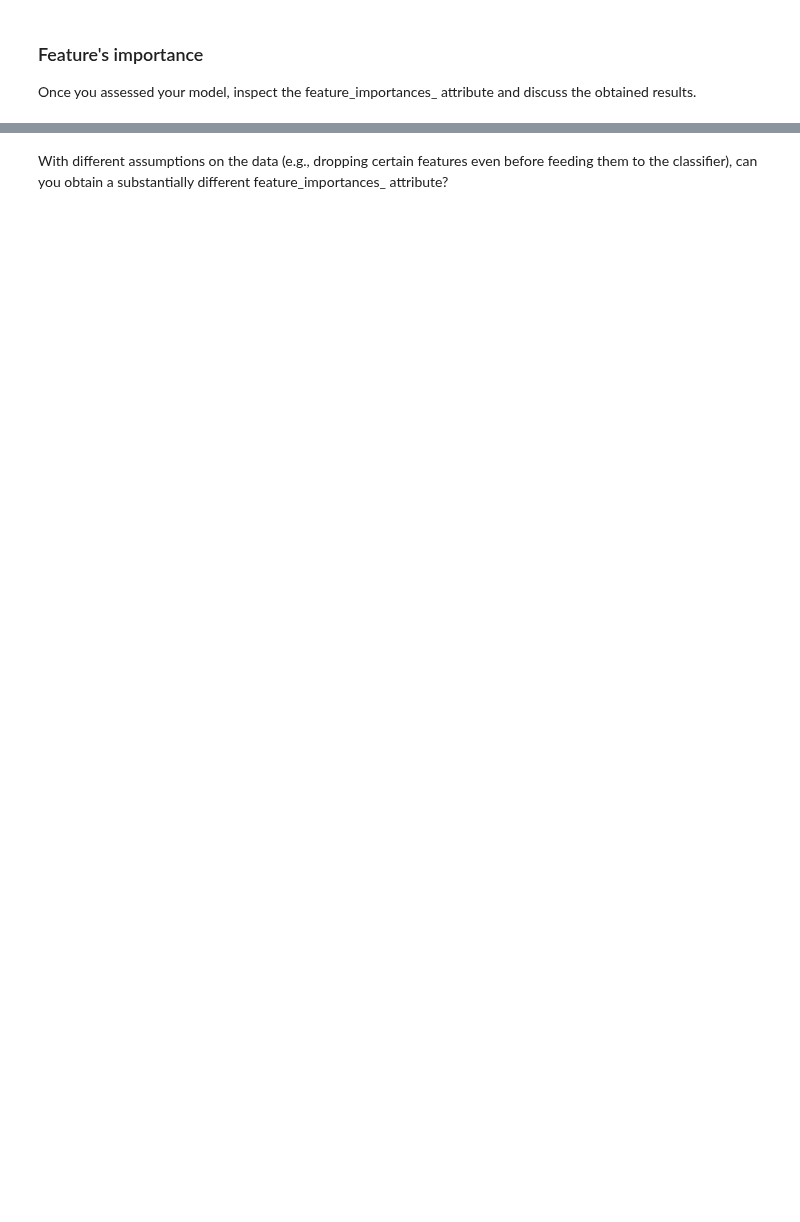
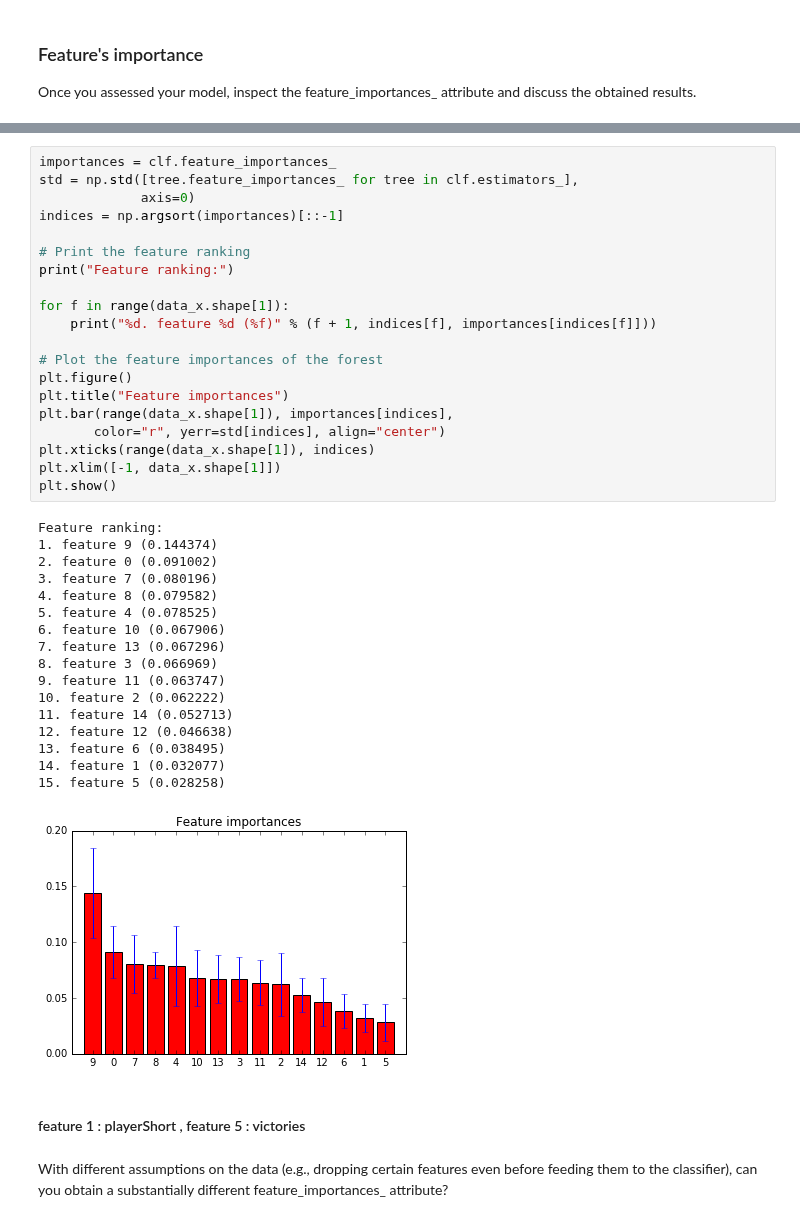
Before and after one commit to amirsh/ada-ana, a Jupyter notebook: HW4-notebooks/Exercice1.ipynb, the cells around one changed output, grey strips where cells are left out. Saved outputs shown, nothing was run; the diff lists cells and outputs as text; blank space fills up the shorter version.

Commit message:
features importances

```diff
--- a/HW4-notebooks/Exercice1.ipynb
+++ b/HW4-notebooks/Exercice1.ipynb
@@ -386,2 +404,42 @@ array([ 0.06564344,  0.06670871,  0.01523251,  0.04194246,  0.04677733,
+# %%
+importances = clf.feature_importances_
+std = np.std([tree.feature_importances_ for tree in clf.estimators_],
+             axis=0)
+indices = np.argsort(importances)[::-1]
+
+# Print the feature ranking
+print("Feature ranking:")
+
+for f in range(data_x.shape[1]):
+    print("%d. feature %d (%f)" % (f + 1, indices[f], importances[indices[f]]))
+
+# Plot the feature importances of the forest
+plt.figure()
+plt.title("Feature importances")
+plt.bar(range(data_x.shape[1]), importances[indices],
+       color="r", yerr=std[indices], align="center")
+plt.xticks(range(data_x.shape[1]), indices)
+plt.xlim([-1, data_x.shape[1]])
+plt.show()
+# %% [output]
+Feature ranking:
+1. feature 9 (0.144374)
+2. feature 0 (0.091002)
+3. feature 7 (0.080196)
+4. feature 8 (0.079582)
+5. feature 4 (0.078525)
+6. feature 10 (0.067906)
+7. feature 13 (0.067296)
+8. feature 3 (0.066969)
+9. feature 11 (0.063747)
+10. feature 2 (0.062222)
+11. feature 14 (0.052713)
+12. feature 12 (0.046638)
+13. feature 6 (0.038495)
+14. feature 1 (0.032077)
+15. feature 5 (0.028258)
+[figure, added]
+# %% [markdown]
+#### feature 1 : playerShort , feature 5 : victories
 # %% [markdown]
 With different assumptions on the data (e.g., dropping certain features even before feeding them to the classifier), can you obtain a substantially different feature_importances_ attribute?
```
Also changed, not shown: parts of 17 cells of this notebook.
